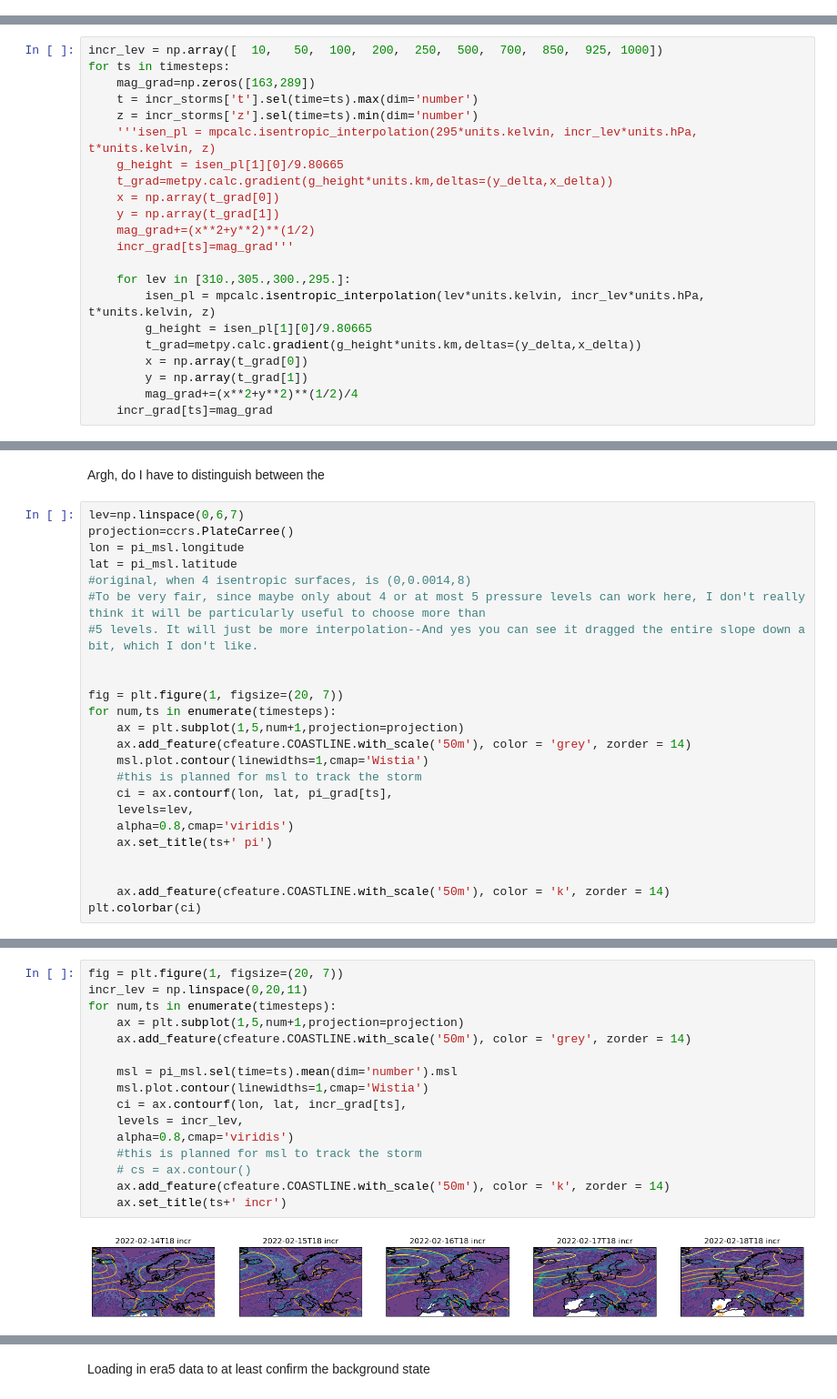
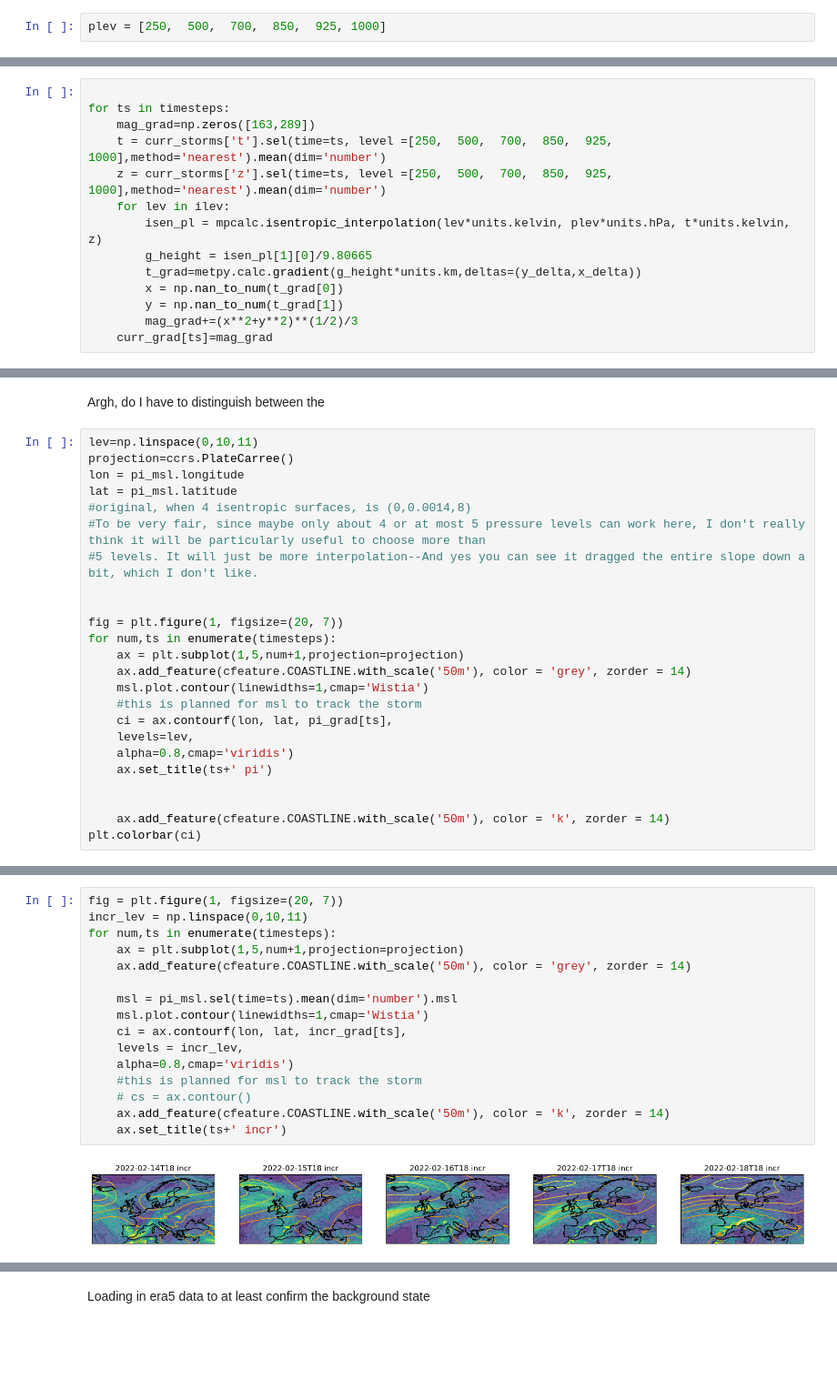
Before and after one commit to deviterra/storm_dudley, a Jupyter notebook: file/05_isentrope_not_composite.ipynb, the cells around one changed output, grey strips where cells are left out. Shown at 91% size. Saved outputs shown, nothing was run; the diff lists cells and outputs as text; blank space fills up the shorter version.

Commit message:
new isen image

```diff
--- a/file/05_isentrope_not_composite.ipynb
+++ b/file/05_isentrope_not_composite.ipynb
@@ -68,3 +67,5 @@ pi_grad = {}
 pi_msl = xr.open_dataset('/gf3/predict2/AWH012_LEACH_NASTORM/DATA/MED-R/EXP/pi/EU025/sfc/pf/b2nq_2022-02-10.nc')
 curr_msl = xr.open_dataset('/gf3/predict2/AWH012_LEACH_NASTORM/DATA/MED-R/ENS/EU025/sfc/pf/1_2022-02-10.nc')
 incr_msl = xr.open_dataset('/gf3/predict2/AWH012_LEACH_NASTORM/DATA/MED-R/EXP/incr/EU025/sfc/pf/b2nr_2022-02-10.nc')
+# %%
+plev = [250,  500,  700,  850,  925, 1000]
@@ -71 +106,15 @@ incr_msl = xr.open_dataset('/gf3/predict2/AWH012_LEACH_NASTORM/DATA/MED-R/EXP/in
+# %%
+
+for ts in timesteps:
+    mag_grad=np.zeros([163,289])
+    t = curr_storms['t'].sel(time=ts, level =[250,  500,  700,  850,  925, 1000],method='nearest').mean(dim='number')
+    z = curr_storms['z'].sel(time=ts, level =[250,  500,  700,  850,  925, 1000],method='nearest').mean(dim='number')
+    for lev in ilev:
+        isen_pl = mpcalc.isentropic_interpolation(lev*units.kelvin, plev*units.hPa, t*units.kelvin, z)
+        g_height = isen_pl[1][0]/9.80665
+        t_grad=metpy.calc.gradient(g_height*units.km,deltas=(y_delta,x_delta))
+        x = np.nan_to_num(t_grad[0])
+        y = np.nan_to_num(t_grad[1])
+        mag_grad+=(x**2+y**2)**(1/2)/3
+    curr_grad[ts]=mag_grad
 # %%
@@ -98,31 +142,9 @@ for ts in timesteps:
-# %%
-incr_lev = np.array([  10,   50,  100,  200,  250,  500,  700,  850,  925, 1000])
-for ts in timesteps:
-    mag_grad=np.zeros([163,289])
-    t = incr_storms['t'].sel(time=ts).max(dim='number')
-    z = incr_storms['z'].sel(time=ts).min(dim='number')
-    '''isen_pl = mpcalc.isentropic_interpolation(295*units.kelvin, incr_lev*units.hPa, t*units.kelvin, z)
-    g_height = isen_pl[1][0]/9.80665
-    t_grad=metpy.calc.gradient(g_height*units.km,deltas=(y_delta,x_delta))
-    x = np.array(t_grad[0])
-    y = np.array(t_grad[1])
-    mag_grad+=(x**2+y**2)**(1/2)
-    incr_grad[ts]=mag_grad'''
-
-    for lev in [310.,305.,300.,295.]:
-        isen_pl = mpcalc.isentropic_interpolation(lev*units.kelvin, incr_lev*units.hPa, t*units.kelvin, z)
-        g_height = isen_pl[1][0]/9.80665
-        t_grad=metpy.calc.gradient(g_height*units.km,deltas=(y_delta,x_delta))
-        x = np.array(t_grad[0])
-        y = np.array(t_grad[1])
-        mag_grad+=(x**2+y**2)**(1/2)/4
-    incr_grad[ts]=mag_grad
 # %%
 msl = pi_msl.sel(time=ts).mean(dim='number').msl
 # %% [markdown]
 Argh, do I have to distinguish between the
 # %%
-lev=np.linspace(0,6,7)
+lev=np.linspace(0,10,11)
 projection=ccrs.PlateCarree()
 lon = pi_msl.longitude
 lat = pi_msl.latitude
@@ -168,19 +190,19 @@ for num,ts in enumerate(timesteps):
 # %%
 fig = plt.figure(1, figsize=(20, 7))
-incr_lev = np.linspace(0,20,11)
+incr_lev = np.linspace(0,10,11)
 for num,ts in enumerate(timesteps):
     ax = plt.subplot(1,5,num+1,projection=projection)
     ax.add_feature(cfeature.COASTLINE.with_scale('50m'), color = 'grey', zorder = 14)
 
     msl = pi_msl.sel(time=ts).mean(dim='number').msl
     msl.plot.contour(linewidths=1,cmap='Wistia')
     ci = ax.contourf(lon, lat, incr_grad[ts],
     levels = incr_lev,
     alpha=0.8,cmap='viridis')
     #this is planned for msl to track the storm
     # cs = ax.contour()
     ax.add_feature(cfeature.COASTLINE.with_scale('50m'), color = 'k', zorder = 14)
     ax.set_title(ts+' incr')
 # %% [output]
-[figure, old version]
+[figure, new version]
 # %%
```
Also changed, not shown: parts of 8 cells of this notebook, 1 other file.
